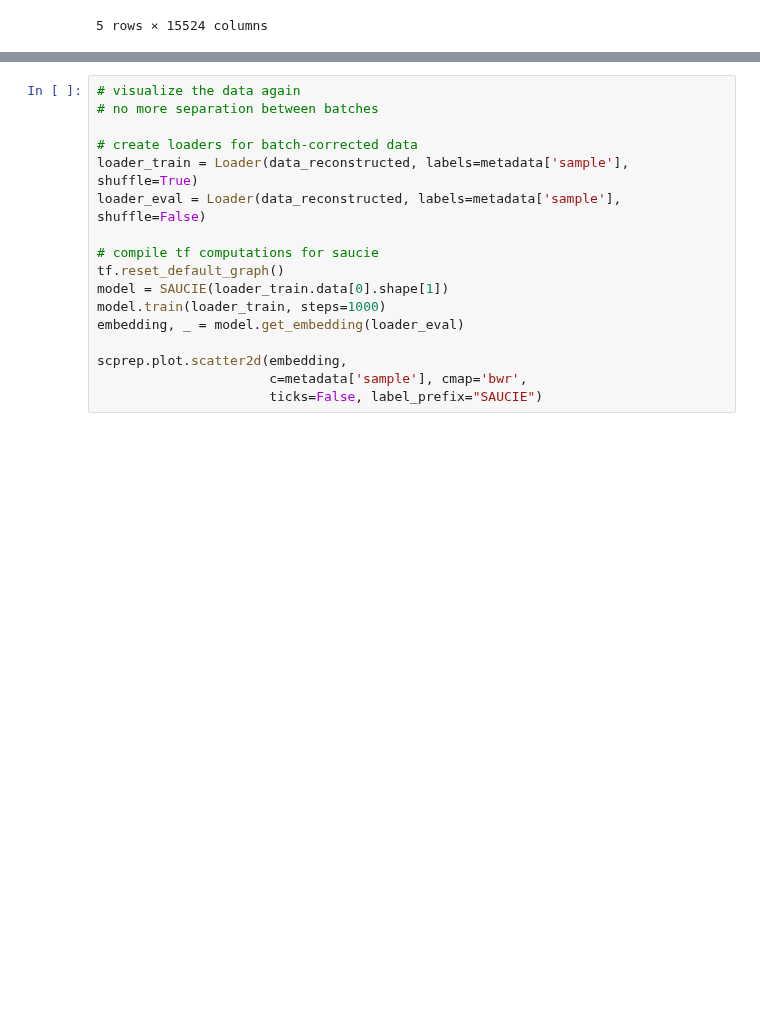
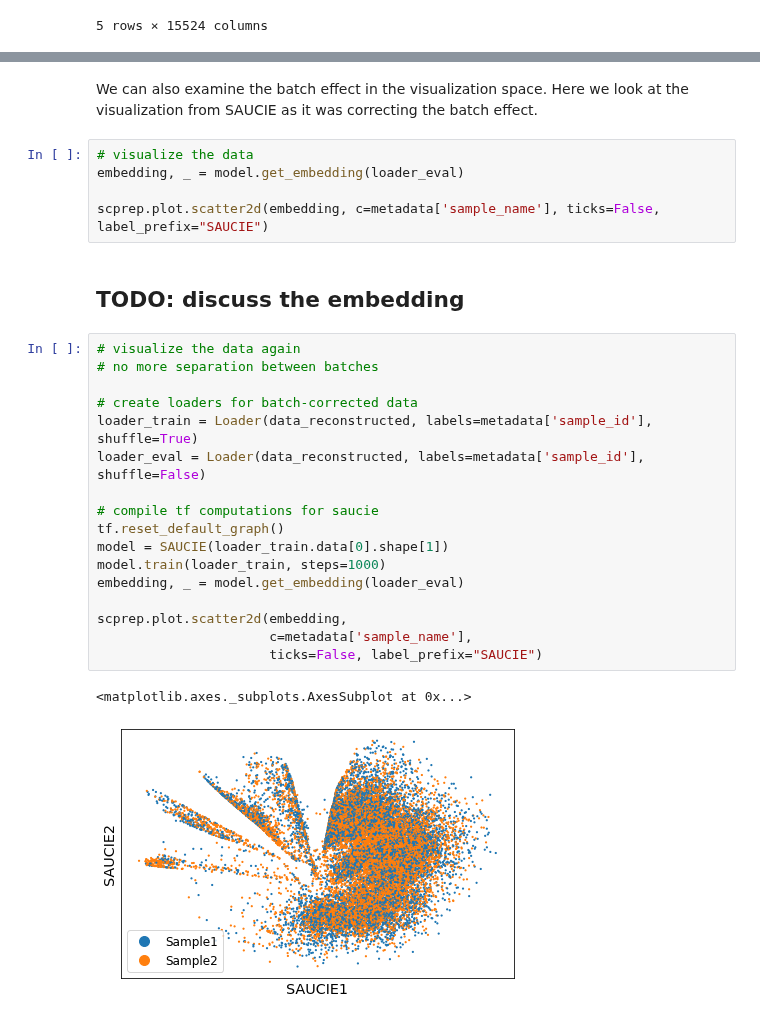
Before and after one commit to KrishnaswamyLab/SingleCellWorkshop, a Jupyter notebook: exercises/Deep_Learning/notebooks/02_Exploratory_analysis_of_single_cell_data_with_SAUCIE.ipynb, the cells around one changed output, grey strips where cells are left out. Drawn from its saved outputs; the diff is of its cells as text; blank space fills up the shorter version.

```diff
--- a/exercises/Deep_Learning/notebooks/02_Exploratory_analysis_of_single_cell_data_with_SAUCIE.ipynb
+++ b/exercises/Deep_Learning/notebooks/02_Exploratory_analysis_of_single_cell_data_with_SAUCIE.ipynb
@@ -98,17 +221,29 @@ data_reconstructed, _ = model.get_reconstruction(loader_eval)
+# %% [markdown]
+We can also examine the batch effect in the visualization space. Here we look at the visualization from SAUCIE as it was correcting the batch effect.
+# %%
+# visualize the data
+embedding, _ = model.get_embedding(loader_eval)
+
+scprep.plot.scatter2d(embedding, c=metadata['sample_name'], ticks=False, label_prefix="SAUCIE")
+# %% [markdown]
+## TODO: discuss the embedding
 # %%
 # visualize the data again
 # no more separation between batches
 
 # create loaders for batch-corrected data
-loader_train = Loader(data_reconstructed, labels=metadata['sample'], shuffle=True)
-loader_eval = Loader(data_reconstructed, labels=metadata['sample'], shuffle=False)
+loader_train = Loader(data_reconstructed, labels=metadata['sample_id'], shuffle=True)
+loader_eval = Loader(data_reconstructed, labels=metadata['sample_id'], shuffle=False)
 
 # compile tf computations for saucie
 tf.reset_default_graph()
 model = SAUCIE(loader_train.data[0].shape[1])
 model.train(loader_train, steps=1000)
 embedding, _ = model.get_embedding(loader_eval)
 
 scprep.plot.scatter2d(embedding,
-                      c=metadata['sample'], cmap='bwr',
+                      c=metadata['sample_name'],
                       ticks=False, label_prefix="SAUCIE")
+# %% [output]
+<matplotlib.axes._subplots.AxesSubplot at 0x...>
+[figure, added]
```
Also changed, not shown: parts of 34 cells of this notebook.
